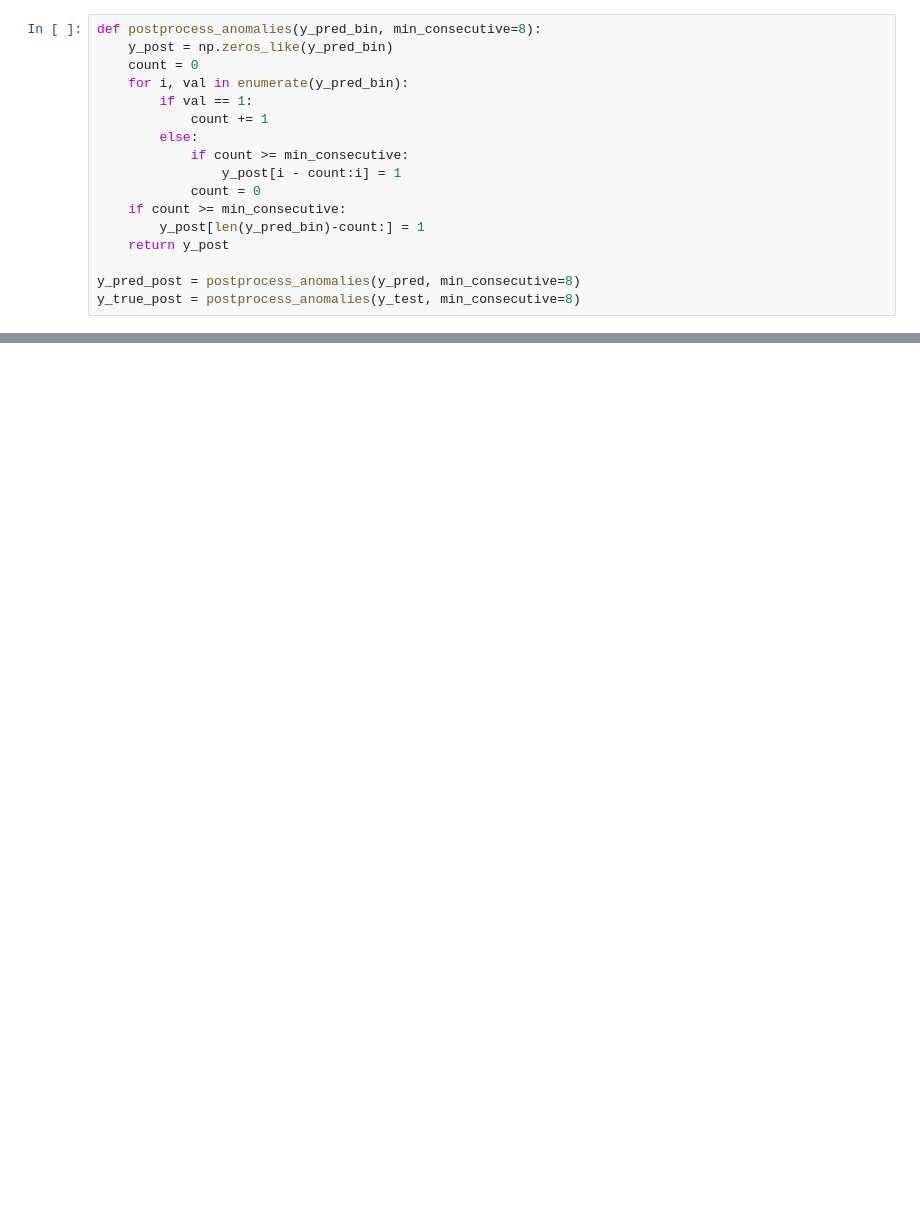
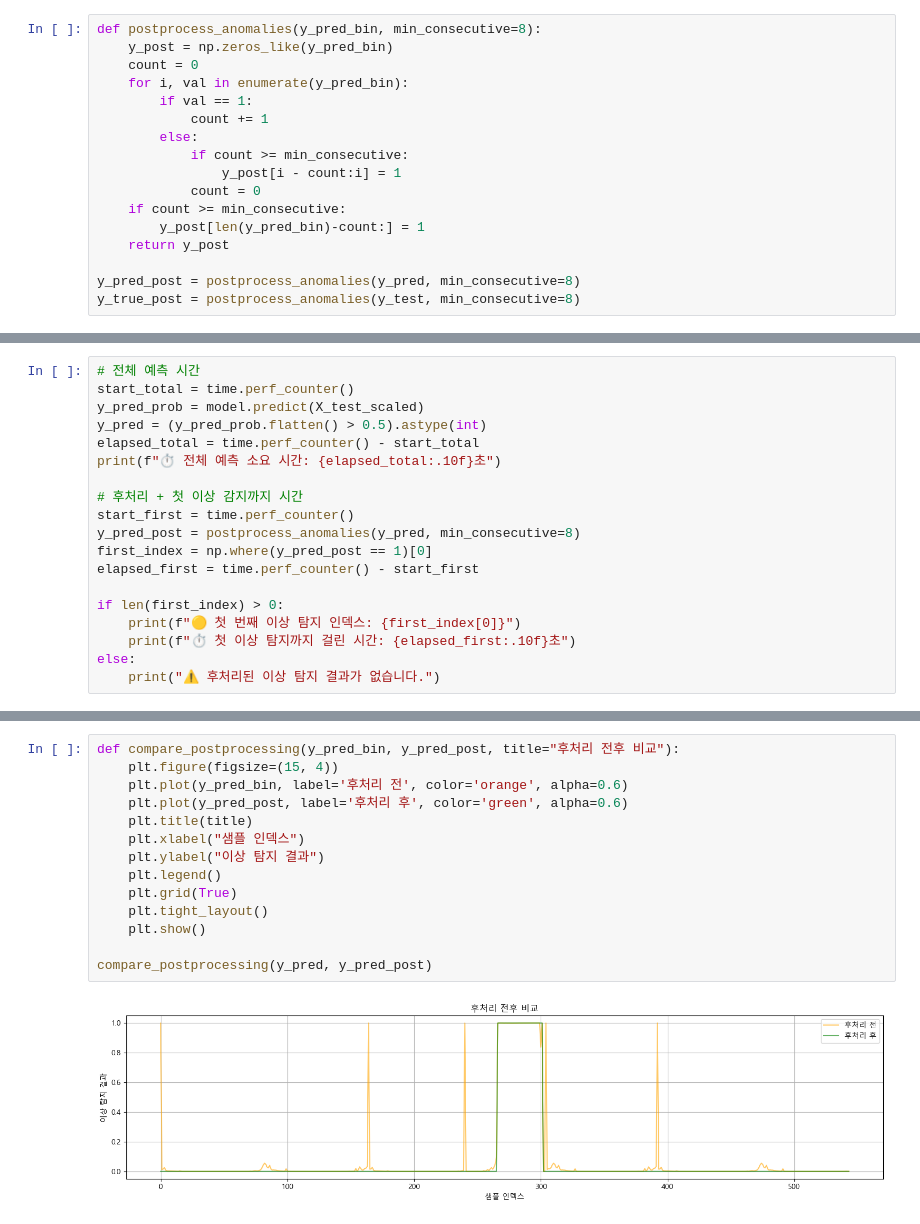
Before and after one commit to SepYoKim6745/arc-detection-project, a Jupyter notebook: cnn1D/train.ipynb, the cells around one changed output, grey strips where cells are left out. Cells and saved outputs as stored; diff of their text form; blank space fills up the shorter version.

```diff
--- a/cnn1D/train.ipynb
+++ b/cnn1D/train.ipynb
@@ -120,0 +161,19 @@ arc_start, detect_index, delay = calculate_detection_delay(y_pred_post, y_true_p
+# %%
+# 전체 예측 시간
+start_total = time.perf_counter()
+y_pred_prob = model.predict(X_test_scaled)
+y_pred = (y_pred_prob.flatten() > 0.5).astype(int)
+elapsed_total = time.perf_counter() - start_total
+print(f"⏱️ 전체 예측 소요 시간: {elapsed_total:.10f}초")
+
+# 후처리 + 첫 이상 감지까지 시간
+start_first = time.perf_counter()
+y_pred_post = postprocess_anomalies(y_pred, min_consecutive=8)
+first_index = np.where(y_pred_post == 1)[0]
+elapsed_first = time.perf_counter() - start_first
+
+if len(first_index) > 0:
+    print(f"🟡 첫 번째 이상 탐지 인덱스: {first_index[0]}")
+    print(f"⏱️ 첫 이상 탐지까지 걸린 시간: {elapsed_first:.10f}초")
+else:
+    print("⚠️ 후처리된 이상 탐지 결과가 없습니다.")
@@ -120,0 +270,16 @@ arc_start, detect_index, delay = calculate_detection_delay(y_pred_post, y_true_p
+# %%
+def compare_postprocessing(y_pred_bin, y_pred_post, title="후처리 전후 비교"):
+    plt.figure(figsize=(15, 4))
+    plt.plot(y_pred_bin, label='후처리 전', color='orange', alpha=0.6)
+    plt.plot(y_pred_post, label='후처리 후', color='green', alpha=0.6)
+    plt.title(title)
+    plt.xlabel("샘플 인덱스")
+    plt.ylabel("이상 탐지 결과")
+    plt.legend()
+    plt.grid(True)
+    plt.tight_layout()
+    plt.show()
+
+compare_postprocessing(y_pred, y_pred_post)
+# %% [output]
+[figure, added]
```
Also changed, not shown: parts of 13 cells of this notebook, 9 other files.
